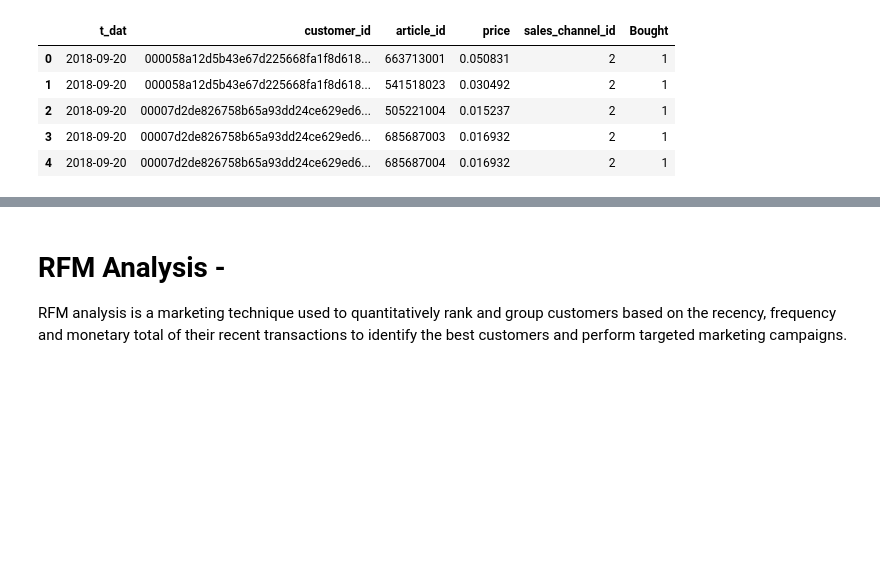
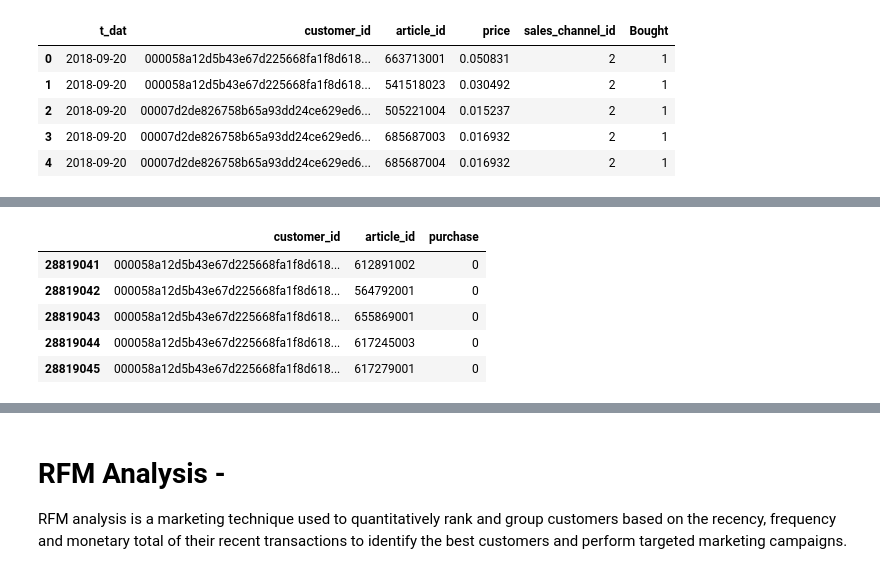
Before and after one commit to aliceagrawal/HM-Recommender-System-App, a Jupyter notebook: FinalDataPreparation.ipynb, the cells around one changed output, grey strips where cells are left out. Drawn from its saved outputs; the diff is of its cells as text; code cells hidden in the pictures; blank space fills up the shorter version.

```diff
--- a/FinalDataPreparation.ipynb
+++ b/FinalDataPreparation.ipynb
@@ -161,0 +171,3 @@ from surprise import Reader, Dataset
+# %%
+transactions['InvoiceDate'] = pd.to_datetime(transactions['t_dat'],format='%Y-%m-%d')
+transactions=transactions[["InvoiceDate", "customer_id", "article_id", "price","sales_channel_id"]].drop_duplicates()
@@ -161,0 +252,5 @@ from surprise import Reader, Dataset
+# %%
+purchase_df = transactions[['customer_id', 'article_id']]
+purchase_df['purchase'] = 1
+purchase_df.reset_index()
+purchase_df.head(3)
@@ -161,0 +318,9 @@ from surprise import Reader, Dataset
+# %%
+purchase_df.tail()
+# %% [output]
+|  | customer_id | article_id | purchase |
+| 28819041 | 000058a12d5b43e67d225668fa1f8d618... | 612891002 | 0 |
+| 28819042 | 000058a12d5b43e67d225668fa1f8d618... | 564792001 | 0 |
+| 28819043 | 000058a12d5b43e67d225668fa1f8d618... | 655869001 | 0 |
+| 28819044 | 000058a12d5b43e67d225668fa1f8d618... | 617245003 | 0 |
+| 28819045 | 000058a12d5b43e67d225668fa1f8d618... | 617279001 | 0 |
```
Also changed, not shown: parts of 37 cells of this notebook.
